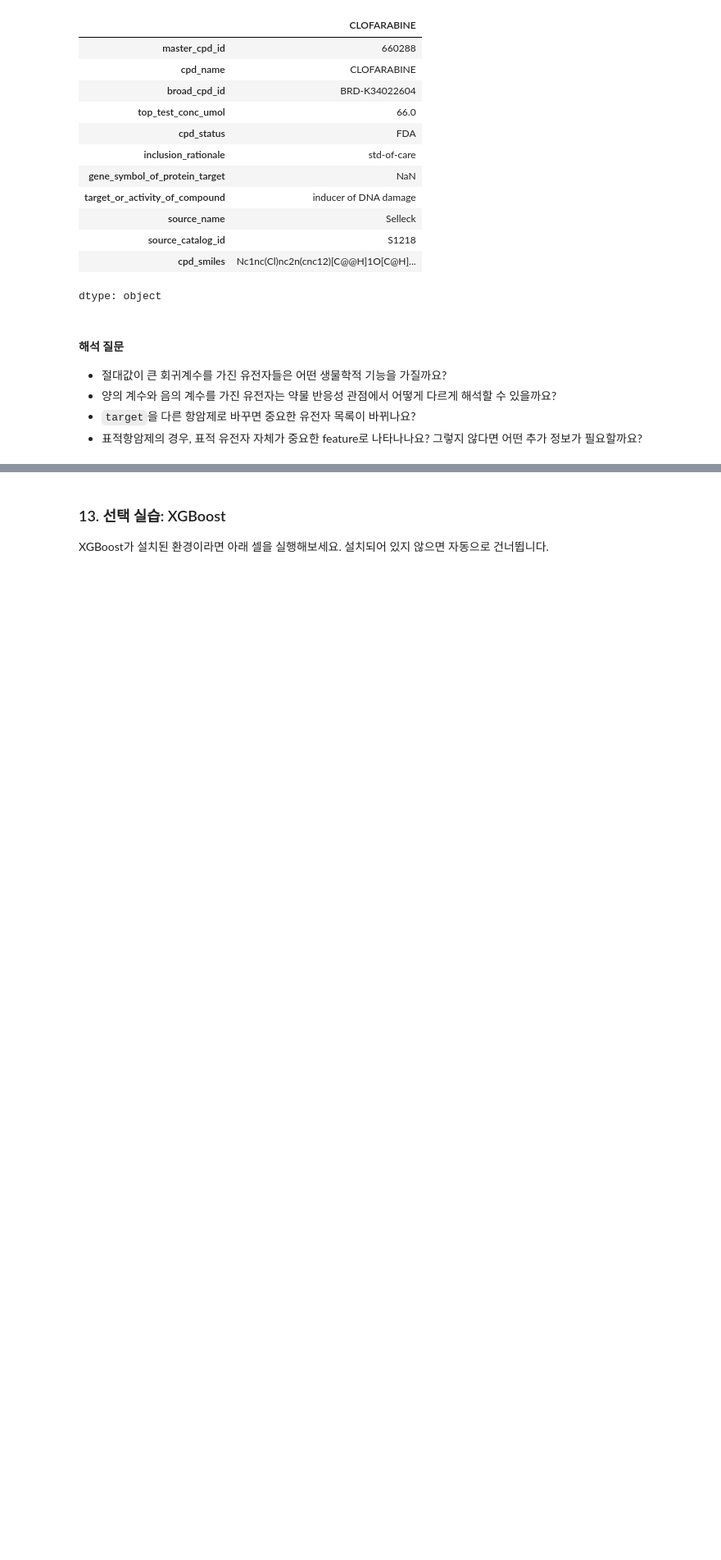
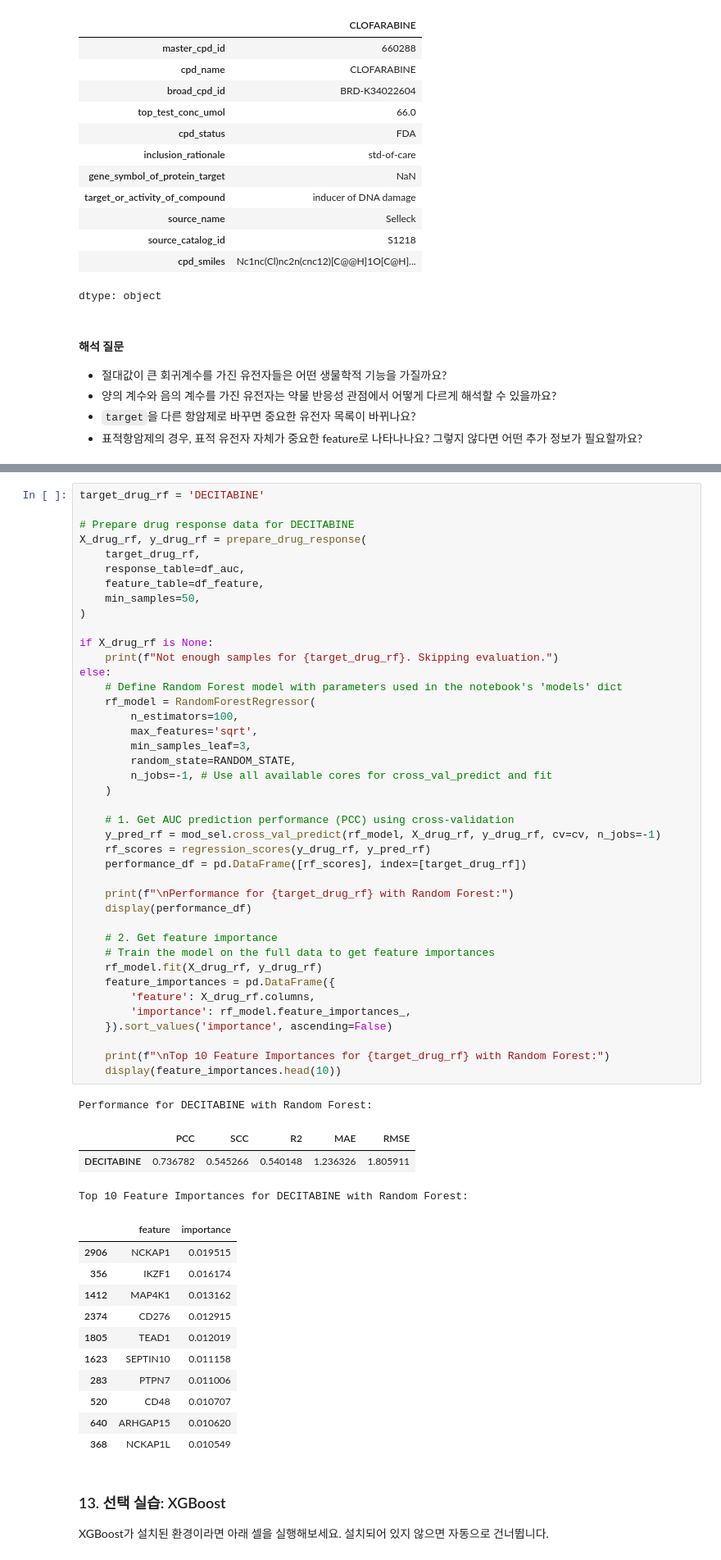
Before and after one commit to hjk9655/health-checkup-analysis, a Jupyter notebook: Notebooks/bio_bigdata_workshop_2A_regression_practice_07.15.ipynb, the cells around one changed output, grey strips where cells are left out. Shown at 82% size. Drawn from its saved outputs; the diff is of its cells as text; blank space fills up the shorter version.

```diff
--- a/Notebooks/bio_bigdata_workshop_2A_regression_practice_07.15.ipynb
+++ b/Notebooks/bio_bigdata_workshop_2A_regression_practice_07.15.ipynb
@@ -1440,3 +1442,60 @@ dtype: object
+# %%
+target_drug_rf = 'DECITABINE'
+
+# Prepare drug response data for DECITABINE
+X_drug_rf, y_drug_rf = prepare_drug_response(
+    target_drug_rf,
+    response_table=df_auc,
+    feature_table=df_feature,
+    min_samples=50,
+)
+
+if X_drug_rf is None:
+    print(f"Not enough samples for {target_drug_rf}. Skipping evaluation.")
+else:
+    # Define Random Forest model with parameters used in the notebook's 'models' dict
+    rf_model = RandomForestRegressor(
+        n_estimators=100,
+        max_features='sqrt',
+        min_samples_leaf=3,
+        random_state=RANDOM_STATE,
+        n_jobs=-1, # Use all available cores for cross_val_predict and fit
+    )
+
+    # 1. Get AUC prediction performance (PCC) using cross-validation
+    y_pred_rf = mod_sel.cross_val_predict(rf_model, X_drug_rf, y_drug_rf, cv=cv, n_jobs=-1)
+    rf_scores = regression_scores(y_drug_rf, y_pred_rf)
+    performance_df = pd.DataFrame([rf_scores], index=[target_drug_rf])
+
+    print(f"\nPerformance for {target_drug_rf} with Random Forest:")
+    display(performance_df)
+
+    # 2. Get feature importance
+    # Train the model on the full data to get feature importances
+    rf_model.fit(X_drug_rf, y_drug_rf)
+    feature_importances = pd.DataFrame({
+        'feature': X_drug_rf.columns,
+        'importance': rf_model.feature_importances_,
+    }).sort_values('importance', ascending=False)
+
+    print(f"\nTop 10 Feature Importances for {target_drug_rf} with Random Forest:")
+    display(feature_importances.head(10))
+# %% [output]
+Performance for DECITABINE with Random Forest:
+|  | PCC | SCC | R2 | MAE | RMSE |
+| DECITABINE | 0.736782 | 0.545266 | 0.540148 | 1.236326 | 1.805911 |
+Top 10 Feature Importances for DECITABINE with Random Forest:
+|  | feature | importance |
+| 2906 | NCKAP1 | 0.019515 |
+| 356 | IKZF1 | 0.016174 |
+| 1412 | MAP4K1 | 0.013162 |
+| 2374 | CD276 | 0.012915 |
+| 1805 | TEAD1 | 0.012019 |
+| 1623 | SEPTIN10 | 0.011158 |
+| 283 | PTPN7 | 0.011006 |
+| 520 | CD48 | 0.010707 |
+| 640 | ARHGAP15 | 0.010620 |
+| 368 | NCKAP1L | 0.010549 |
 # %% [markdown]
 ### 13. 선택 실습: XGBoost
 
```
Also changed, not shown: parts of 4 cells of this notebook.
